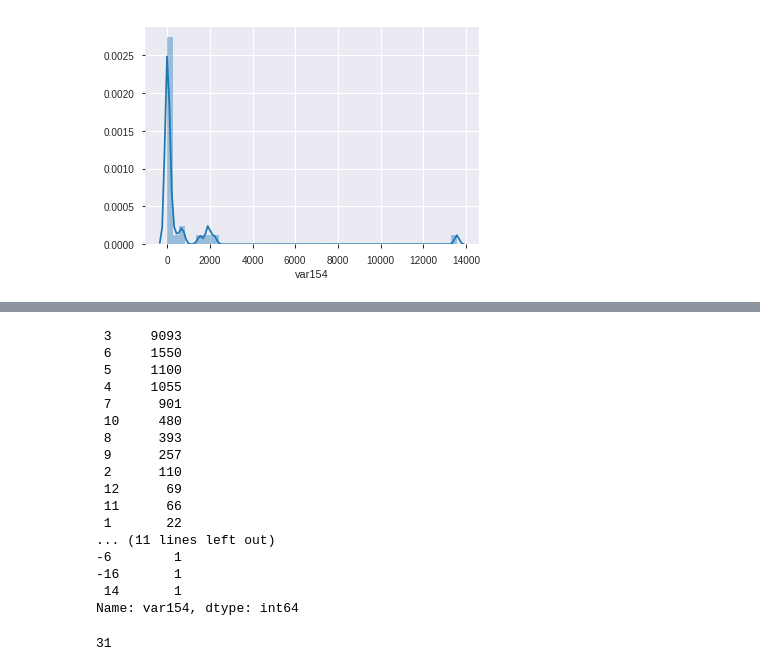
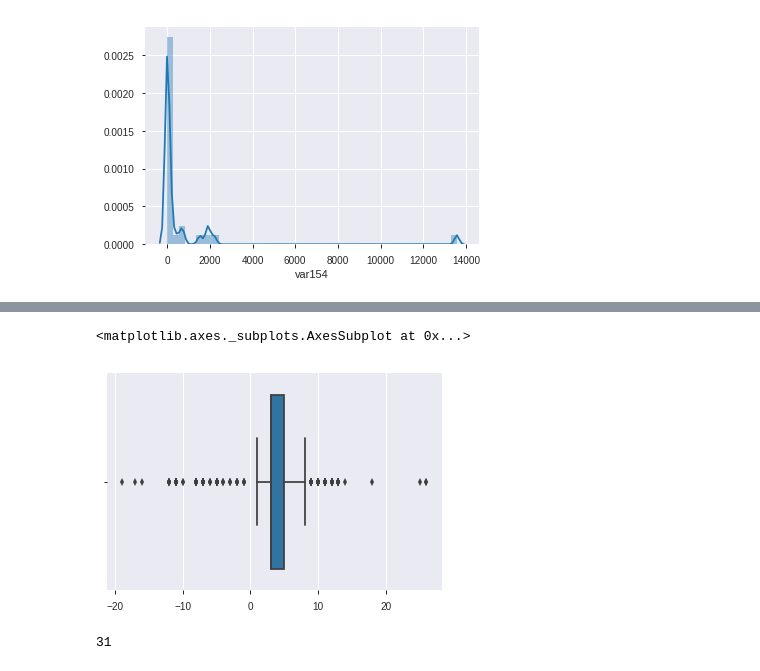
Before and after one commit to maximenkooo/JSPrediction, a Jupyter notebook: JS.ipynb, the cells around one changed output, grey strips where cells are left out. Saved outputs shown, nothing was run; the diff lists cells and outputs as text; code cells hidden in the pictures.

```diff
--- a/JS.ipynb
+++ b/JS.ipynb
@@ -993,23 +1092,8 @@ sns.distplot(train[train.dep_var == 0].var154.value_counts())
-# %%
-train[train.dep_var == 0].var154.value_counts()
-# %% [output]
- 3     9093
- 6     1550
- 5     1100
- 4     1055
- 7      901
- 10     480
- 8      393
- 9      257
- 2      110
- 12      69
- 11      66
- 1       22
-... (11 lines left out)
--6        1
--16       1
- 14       1
-Name: var154, dtype: int64
+# %%
+sns.boxplot(train.var154.values)
+# %% [output]
+<matplotlib.axes._subplots.AxesSubplot at 0x...>
+[figure, added]
 # %%
 len(train.var154.unique())
 # %% [output]
```
Also changed, not shown: parts of 149 cells of this notebook.
